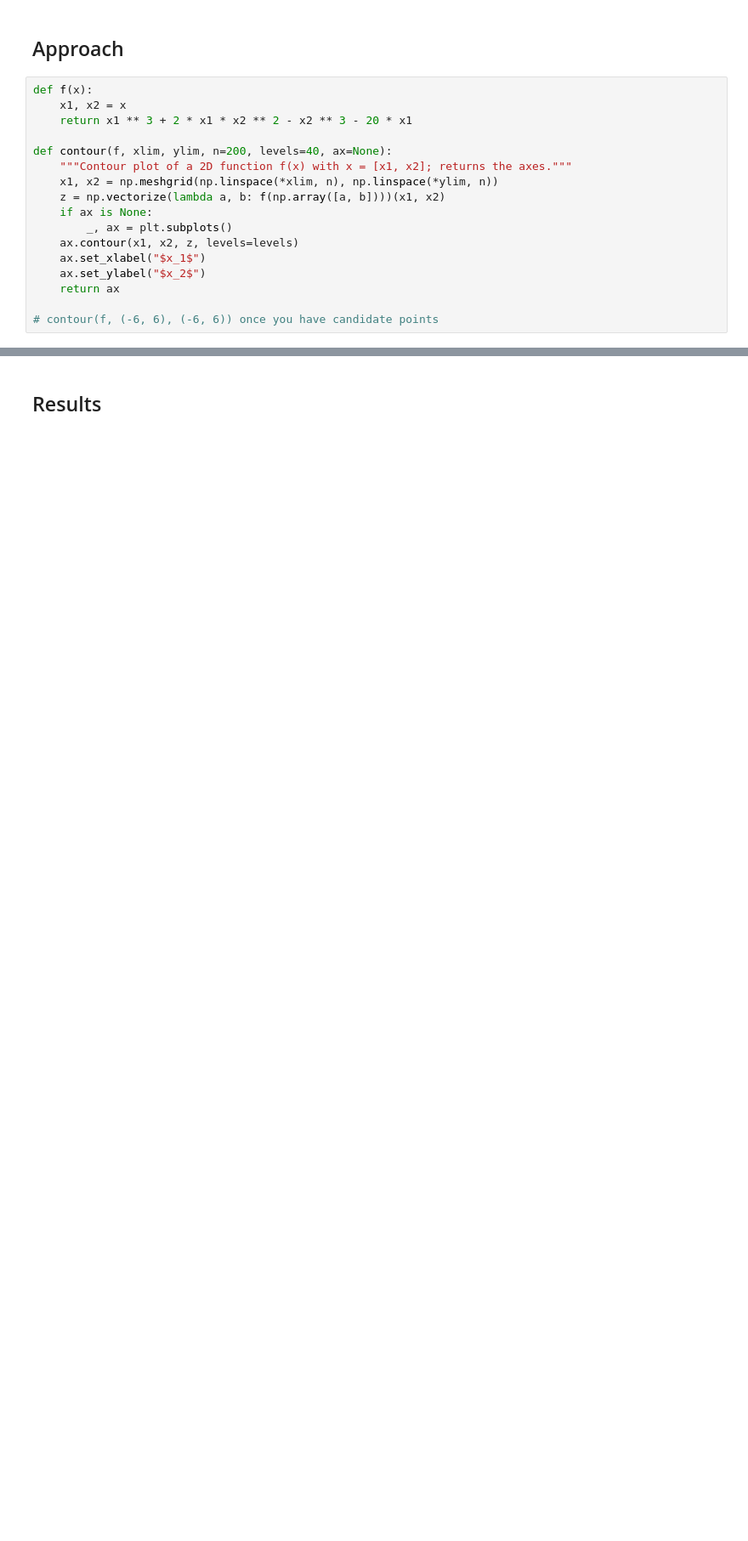
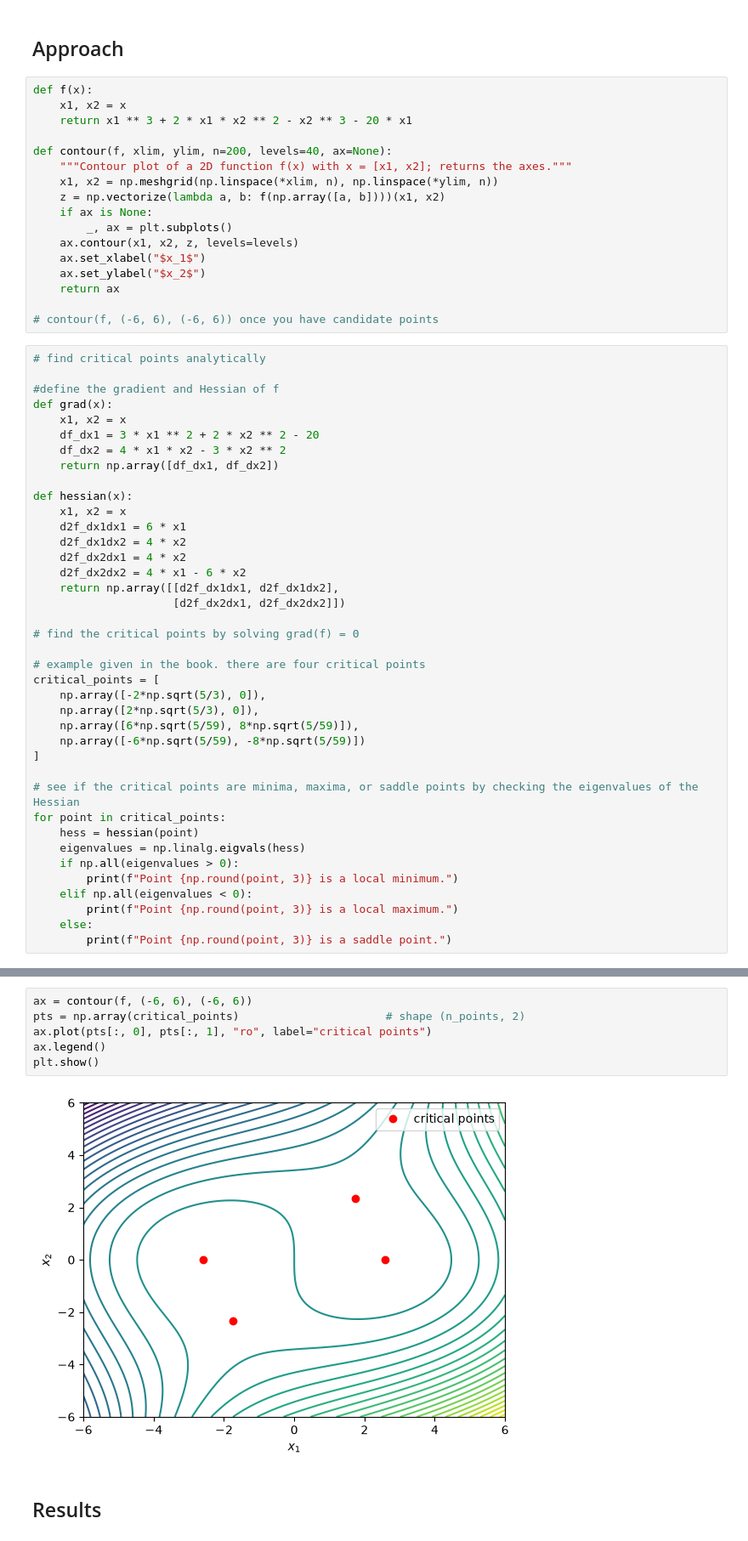
Before and after one commit to S0mar/MDO_Learn, a Jupyter notebook: solutions/ch04/prob4_3.ipynb, the cells around one changed output, grey strips where cells are left out. Shown at 85% size. Saved outputs shown, nothing was run; the diff lists cells and outputs as text; blank space fills up the shorter version.

```diff
--- a/solutions/ch04/prob4_3.ipynb
+++ b/solutions/ch04/prob4_3.ipynb
@@ -31,3 +34,42 @@ def contour(f, xlim, ylim, n=200, levels=40, ax=None):
     return ax
 
 # contour(f, (-6, 6), (-6, 6)) once you have candidate points
+# %%
+# find critical points analytically
+
+#define the gradient and Hessian of f
+def grad(x):
+    x1, x2 = x
+    df_dx1 = 3 * x1 ** 2 + 2 * x2 ** 2 - 20
+    df_dx2 = 4 * x1 * x2 - 3 * x2 ** 2
+    return np.array([df_dx1, df_dx2])
+
+def hessian(x):
+    x1, x2 = x
+    d2f_dx1dx1 = 6 * x1
+    d2f_dx1dx2 = 4 * x2
+    d2f_dx2dx1 = 4 * x2
+    d2f_dx2dx2 = 4 * x1 - 6 * x2
+    return np.array([[d2f_dx1dx1, d2f_dx1dx2],
+                     [d2f_dx2dx1, d2f_dx2dx2]])
+
+# find the critical points by solving grad(f) = 0
+
+# example given in the book. there are four critical points
+critical_points = [
+    np.array([-2*np.sqrt(5/3), 0]),
+    np.array([2*np.sqrt(5/3), 0]),
+    np.array([6*np.sqrt(5/59), 8*np.sqrt(5/59)]),
+    np.array([-6*np.sqrt(5/59), -8*np.sqrt(5/59)])
+]
+
+# see if the critical points are minima, maxima, or saddle points by checking the eigenvalues of the Hessian
+for point in critical_points:
+    hess = hessian(point)
+    eigenvalues = np.linalg.eigvals(hess)
+    if np.all(eigenvalues > 0):
+        print(f"Point {np.round(point, 3)} is a local minimum.")
+    elif np.all(eigenvalues < 0):
+        print(f"Point {np.round(point, 3)} is a local maximum.")
+    else:
+        print(f"Point {np.round(point, 3)} is a saddle point.")
@@ -34,2 +81,10 @@ def contour(f, xlim, ylim, n=200, levels=40, ax=None):
+# %%
+ax = contour(f, (-6, 6), (-6, 6))
+pts = np.array(critical_points)                      # shape (n_points, 2)
+ax.plot(pts[:, 0], pts[:, 1], "ro", label="critical points")
+ax.legend()
+plt.show()
+# %% [output]
+[figure, added]
 # %% [markdown]
 ## Results
```
Also changed, not shown: parts of 4 cells of this notebook, 3 other files.
